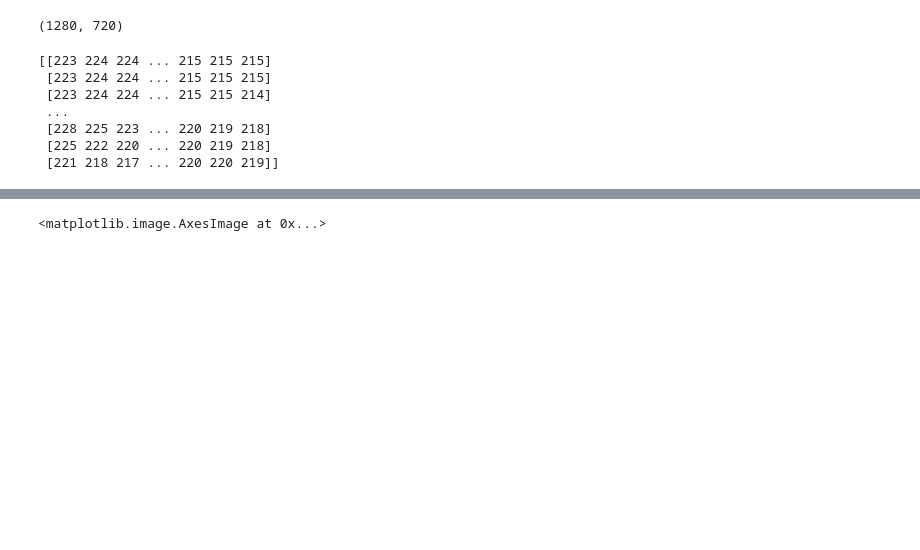
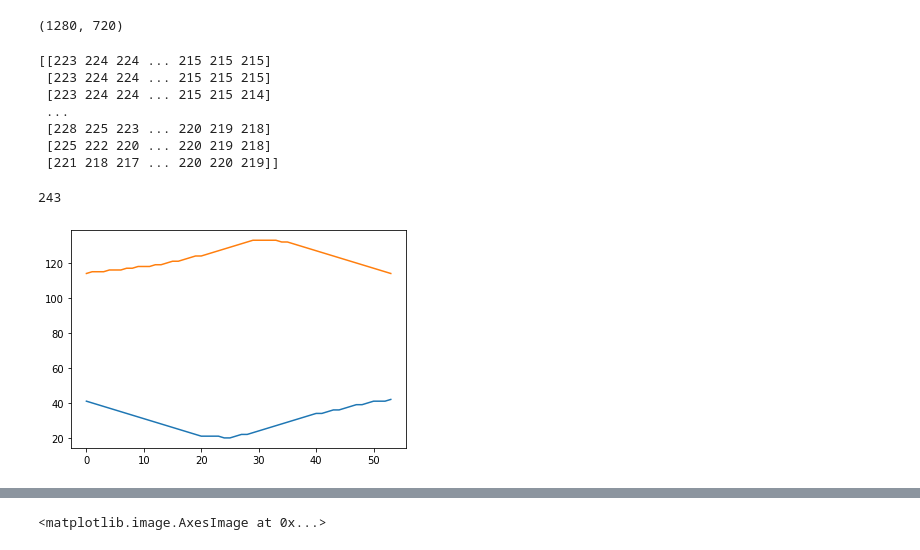
Before and after one commit to atreya221/Rubics-Cube-Solver, a Jupyter notebook: practice.ipynb, the cells around one changed output, grey strips where cells are left out. Drawn from its saved outputs; the diff is of its cells as text; code cells hidden in the pictures; blank space fills up the shorter version.

```diff
--- a/practice.ipynb
+++ b/practice.ipynb
@@ -205,6 +205,26 @@ im1=cv2.imread('../../4.jpg')
 im2= Image.fromarray(im1)
 # %%
 im2.show()
+# %%
+import cv2
+from PIL import Image
+import matplotlib.pyplot as plt
+
+im1=cv2.imread('../../7.jpg')
+gray = cv2.cvtColor(im1,cv2.COLOR_BGR2GRAY)
+kernel=cv2.getStructuringElement(cv2.MORPH_ELLIPSE,(2,2))
+gray = cv2.morphologyEx(gray, cv2.MORPH_OPEN, kernel)
+gray = cv2.morphologyEx(gray, cv2.MORPH_DILATE, kernel)
+gray = cv2.adaptiveThreshold(gray,20,cv2.ADAPTIVE_THRESH_GAUSSIAN_C,cv2.THRESH_BINARY_INV,5,0)
+try:
+    _, contours, hierarchy = cv2.findContours(gray,cv2.RETR_CCOMP,cv2.CHAIN_APPROX_NONE)
+except:
+    contours, hierarchy = cv2.findContours(gray,cv2.RETR_CCOMP,cv2.CHAIN_APPROX_NONE)
+plt.plot(contours[10].reshape(54,2))
+len(contours)
+# %% [output]
+243
+[figure, added]
 # %%
 import cv2
 from PIL import Image
```
Also changed, not shown: parts of 3 cells of this notebook.
